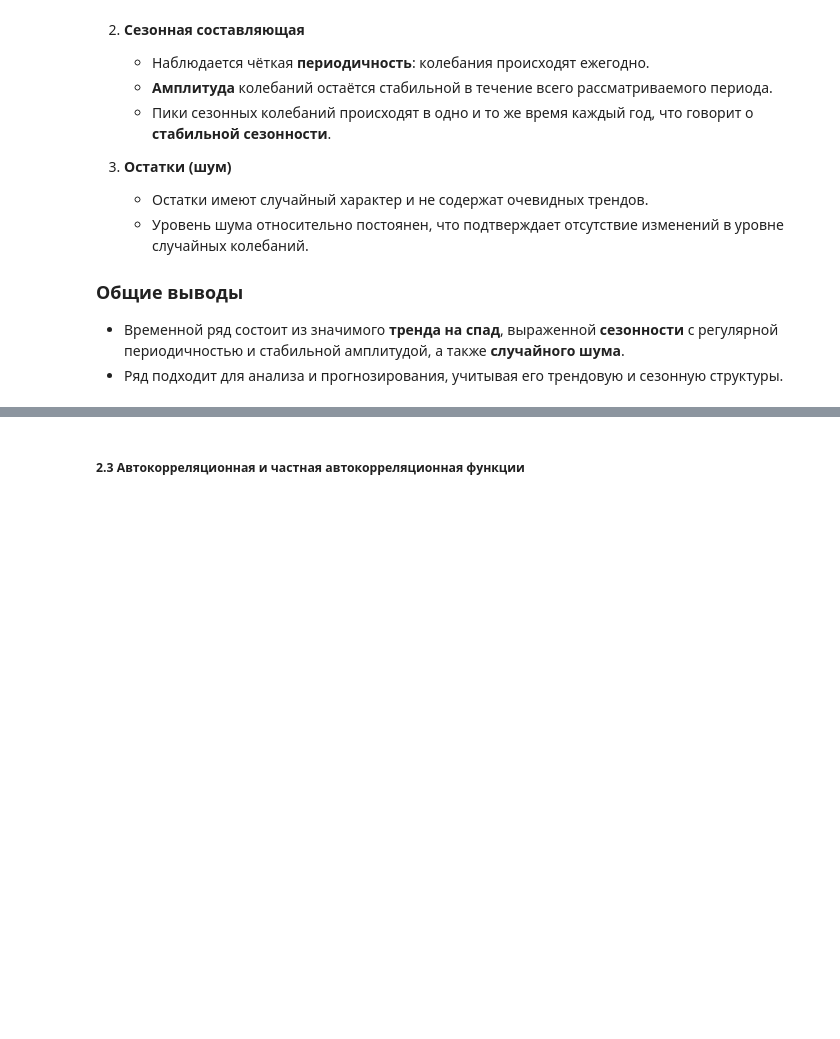
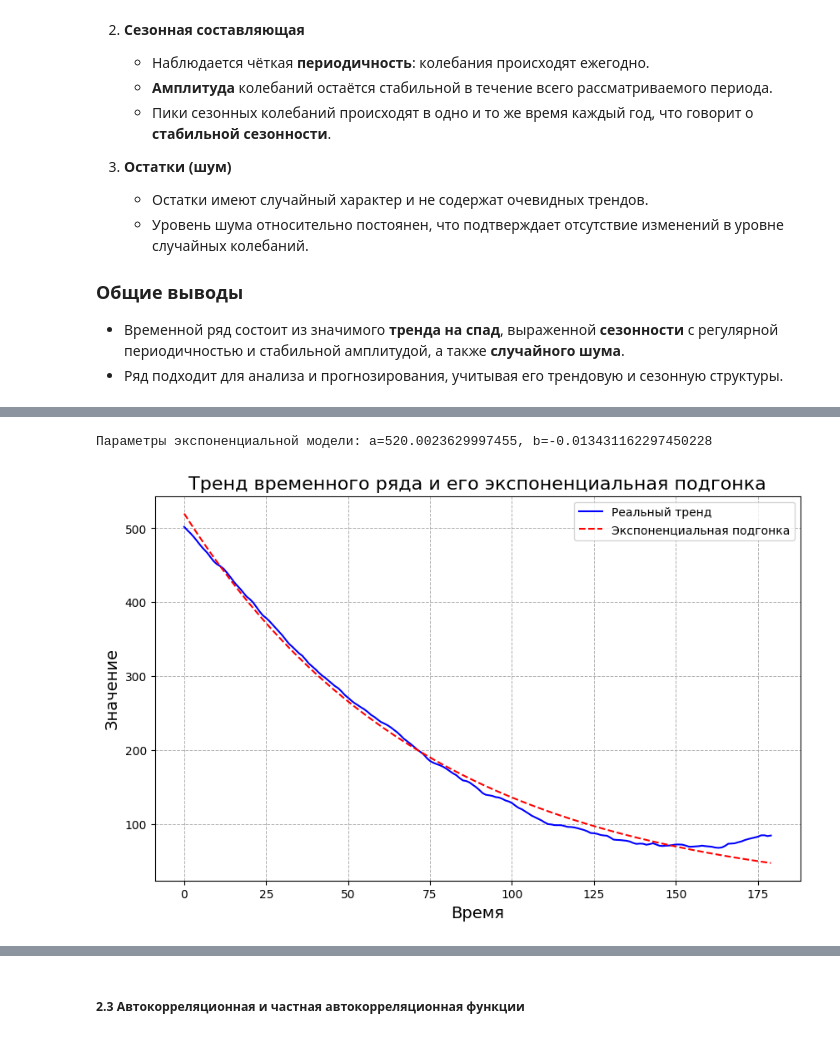
Before and after one commit to FV4005-Stage-II/Computer-technologies-for-data-analysis-and-processing, a Jupyter notebook: main.ipynb, the cells around one changed output, grey strips where cells are left out. Cells and saved outputs as stored; diff of their text form; code cells hidden in the pictures; blank space fills up the shorter version.

```diff
--- a/main.ipynb
+++ b/main.ipynb
@@ -106,0 +122,39 @@ plt.show()
+# %%
+trend = decomposition.trend.dropna()  # Убираем пропуски, если есть
+t = np.arange(len(trend))  # Временные точки
+
+# Определение экспоненциальной функции
+def exp_model(t, a, b):
+    return a * np.exp(b * t)
+
+# Начальные параметры
+initial_params = [0.1, 0.1]
+
+# Подгонка модели к тренду
+params, covariance = curve_fit(exp_model, t, trend, p0=initial_params)
+
+# Прогнозирование по экспоненциальной модели
+trend_fit = exp_model(t, *params)
+
+# Вывод параметров
+print(f"Параметры экспоненциальной модели: a={params[0]}, b={params[1]}")
+
+plt.figure(figsize=(10, 6))
+
+# График реального тренда
+plt.plot(t, trend, color='blue', label='Реальный тренд')
+
+# График подогнанного экспоненциального тренда
+plt.plot(t, trend_fit, color='red', linestyle='--', label='Экспоненциальная подгонка')
+
+plt.title('Тренд временного ряда и его экспоненциальная подгонка', fontsize=16)
+plt.xlabel('Время', fontsize=14)
+plt.ylabel('Значение', fontsize=14)
+plt.legend()
+plt.grid(True, which='both', linestyle='--', linewidth=0.7)
+plt.show()
+
+тренд + сезонннсоть
+# %% [output]
+Параметры экспоненциальной модели: a=520.0023629997455, b=-0.013431162297450228
+[figure, added]
```
Also changed, not shown: parts of 10 cells of this notebook.
